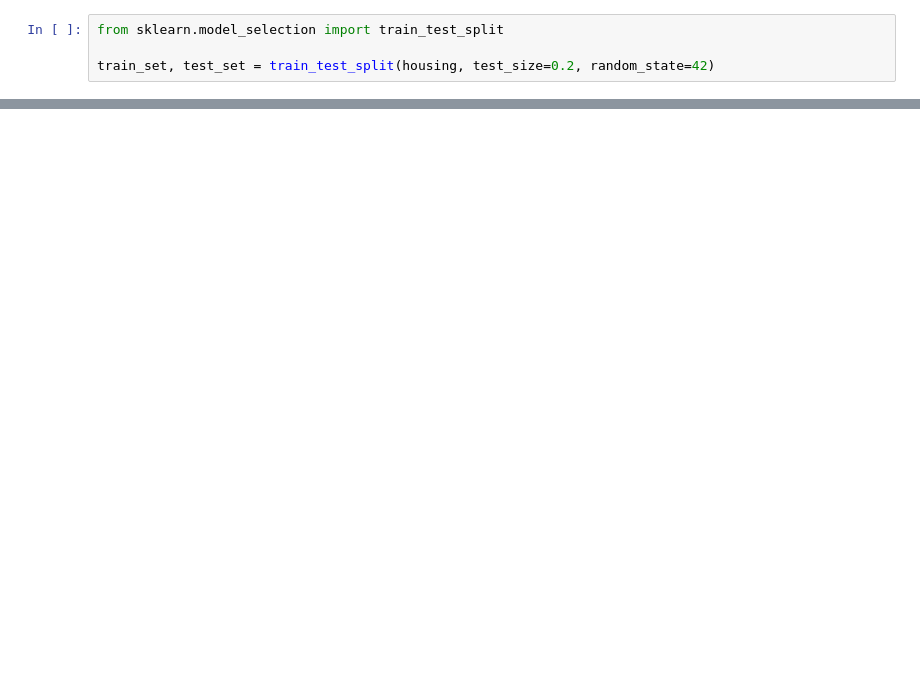
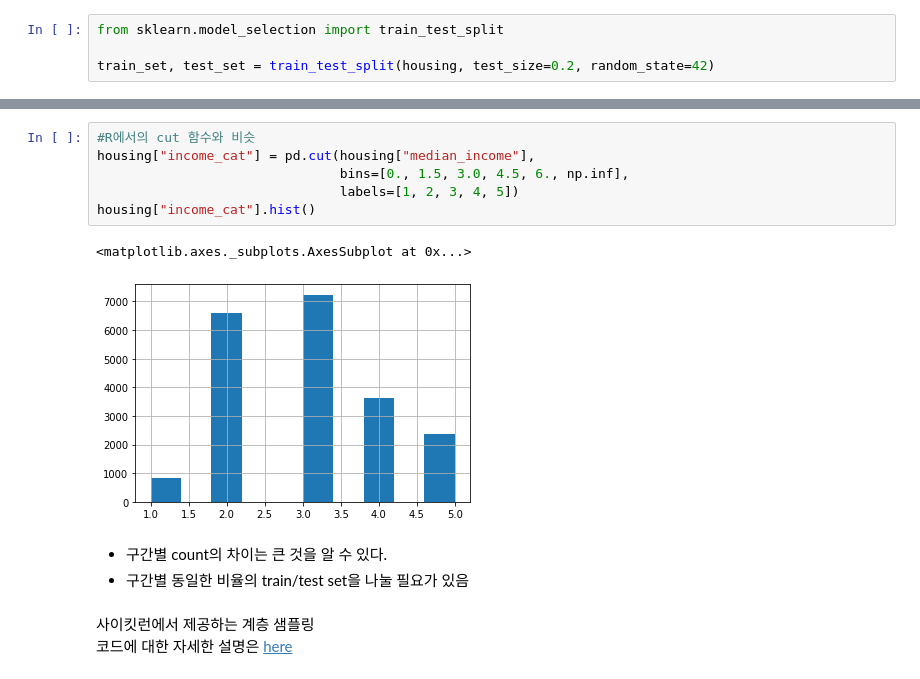
Before and after one commit to geunsu-jo/Hands-On-ML, a Jupyter notebook: textbook_practice/02_end_to_end_ml_project.ipynb, the cells around one changed output, grey strips where cells are left out. Drawn from its saved outputs; the diff is of its cells as text; blank space fills up the shorter version.

```diff
--- a/textbook_practice/02_end_to_end_ml_project.ipynb
+++ b/textbook_practice/02_end_to_end_ml_project.ipynb
@@ -141,0 +147,15 @@ train_set, test_set = train_test_split(housing, test_size=0.2, random_state=42)
+# %%
+#R에서의 cut 함수와 비슷
+housing["income_cat"] = pd.cut(housing["median_income"],
+                               bins=[0., 1.5, 3.0, 4.5, 6., np.inf],
+                               labels=[1, 2, 3, 4, 5])
+housing["income_cat"].hist()
+# %% [output]
+<matplotlib.axes._subplots.AxesSubplot at 0x...>
+[figure, added]
+# %% [markdown]
+- 구간별 count의 차이는 큰 것을 알 수 있다.
+- 구간별 동일한 비율의 train/test set을 나눌 필요가 있음
+# %% [markdown]
+사이킷런에서 제공하는 계층 샘플링 <br>
+코드에 대한 자세한 설명은 [here](https://rfriend.tistory.com/520)
```
Also changed, not shown: parts of 56 cells of this notebook.
